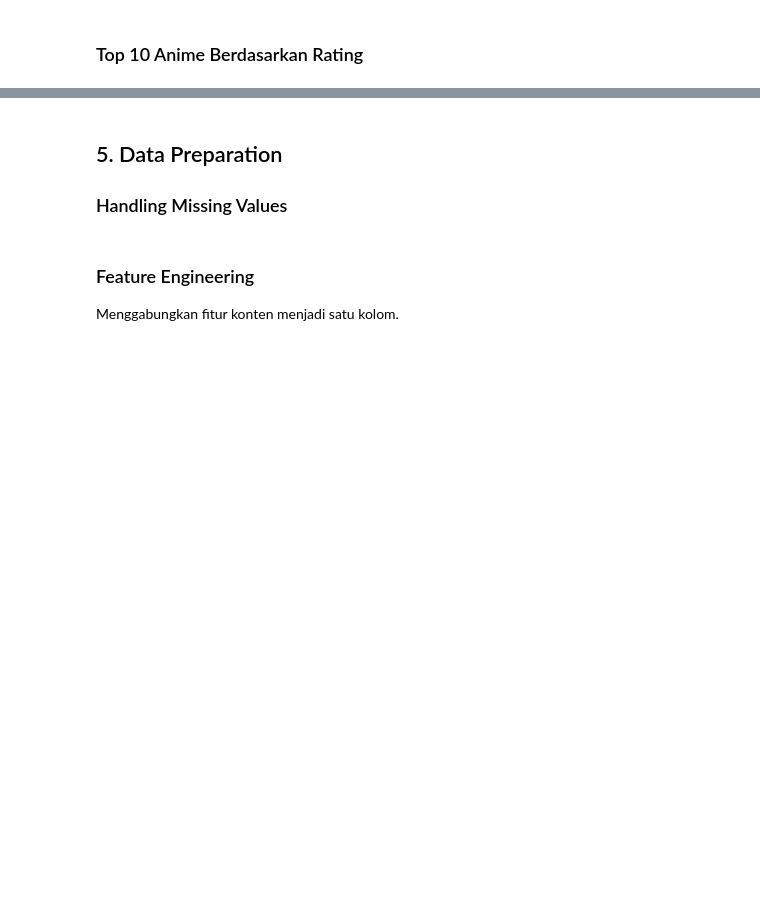
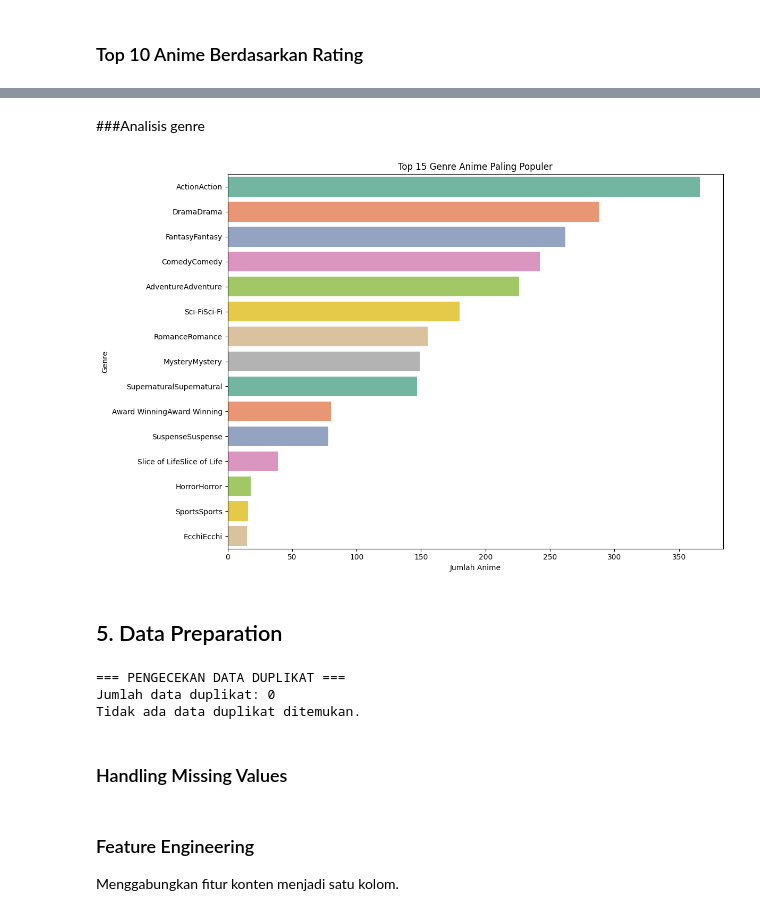
Before and after one commit to NaufalNurFahriza/Machine-Learning-Terapan-Sistem-Rekomendasi-dicoding, a Jupyter notebook: Sistem_Rekomendasi_Anime_Content_Based_v2.ipynb, the cells around one changed output, grey strips where cells are left out. Drawn from its saved outputs; the diff is of its cells as text; code cells hidden in the pictures; blank space fills up the shorter version.

```diff
--- a/Sistem_Rekomendasi_Anime_Content_Based_v2.ipynb
+++ b/Sistem_Rekomendasi_Anime_Content_Based_v2.ipynb
@@ -132,5 +171,43 @@ plt.show()
+# %% [markdown]
+###Analisis genre
+# %%
+# Hitung genre yang tidak null
+genres_valid = anime_df['Genres'].dropna()
+all_genres = []
+for genres in genres_valid:
+    if isinstance(genres, str):
+        genre_list = [g.strip() for g in genres.split(',')]
+        all_genres.extend(genre_list)
+
+genre_counts = pd.Series(all_genres).value_counts().head(15)
+plt.figure(figsize=(12,8))
+sns.barplot(x=genre_counts.values, y=genre_counts.index, palette='Set2')
+plt.title('Top 15 Genre Anime Paling Populer')
+plt.xlabel('Jumlah Anime')
+plt.ylabel('Genre')
+plt.tight_layout()
+plt.show()
+# %% [output]
+[figure, added]
 # %% [markdown]
 ## 5. Data Preparation
-### Handling Missing Values
+# %%
+# Pengecekan Data Duplikat
+print("=== PENGECEKAN DATA DUPLIKAT ===")
+duplicates = anime_df.duplicated().sum()
+print(f"Jumlah data duplikat: {duplicates}")
+
+if duplicates > 0:
+    print("Menghapus data duplikat...")
+    anime_df = anime_df.drop_duplicates()
+    print(f"Shape setelah menghapus duplikat: {anime_df.shape}")
+else:
+    print("Tidak ada data duplikat ditemukan.")
+# %% [output]
+=== PENGECEKAN DATA DUPLIKAT ===
+Jumlah data duplikat: 0
+Tidak ada data duplikat ditemukan.
+# %% [markdown]
+### Handling Missing Values
 # %%
 # Isi missing values
```
Also changed, not shown: parts of 17 cells of this notebook, 6 other files.
